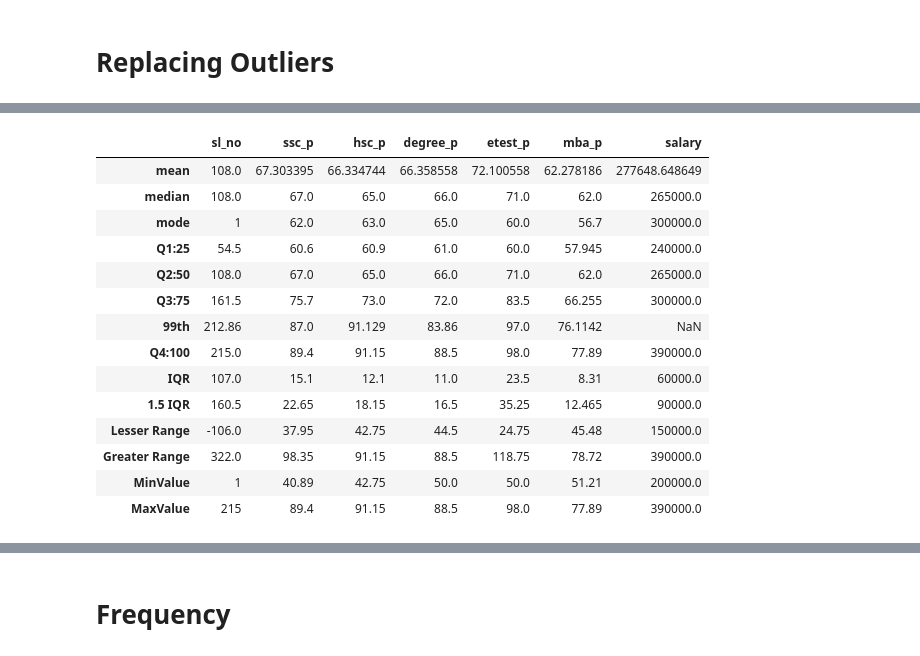
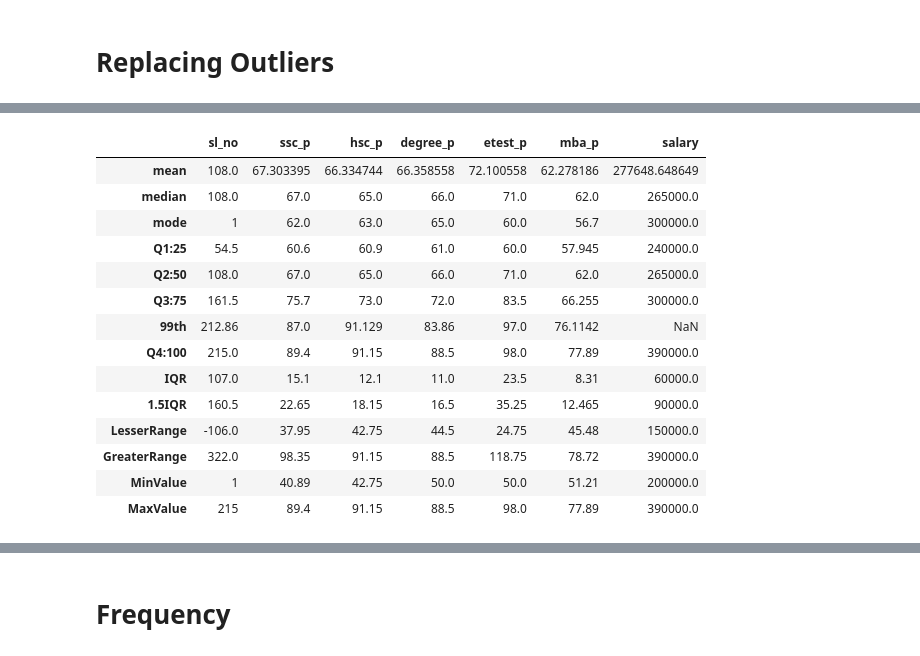
Before and after one commit to ShameemBanuAI/univariate, a Jupyter notebook: Frequency.ipynb, the cells around one changed output, grey strips where cells are left out. Drawn from its saved outputs; the diff is of its cells as text; code cells hidden in the pictures.

```diff
--- a/Frequency.ipynb
+++ b/Frequency.ipynb
@@ -227,36 +239,38 @@ See the caveats in the documentation: https://pandas.pydata.org/pandas-docs/stab
 # %%
-descriptive=pd.DataFrame(index=["mean","median","mode","Q1:25","Q2:50","Q3:75","99th","Q4:100",
-                               "IQR","1.5 IQR","Lesser Range","Greater Range","MinValue","MaxValue"],columns=quan)
-for colName in quan:
-    descriptive[colName]["mean"]=dataset[colName].mean()
-    descriptive[colName]["median"]=dataset[colName].median()
-    descriptive[colName]["mode"]=dataset[colName].mode()[0]
-    descriptive[colName]["Q1:25"]=dataset.describe()[colName]["25%"]
-    descriptive[colName]["Q2:50"]=dataset.describe()[colName]["50%"]
-    descriptive[colName]["Q3:75"]=dataset.describe()[colName]["75%"]
-    descriptive[colName]["99th"]=np.percentile(dataset[colName],99)
-    descriptive[colName]["Q4:100"]=dataset.describe()[colName]["max"]
-    descriptive[colName]["IQR"]=descriptive[colName]["Q3:75"]- descriptive[colName]["Q1:25"]
-    descriptive[colName]["1.5 IQR"]=1.5 * descriptive[colName]["IQR"]
-    descriptive[colName]["Lesser Range"]= descriptive[colName]["Q1:25"] - descriptive[colName]["1.5 IQR"]
-    descriptive[colName]["Greater Range"]= descriptive[colName]["Q3:75"] + descriptive[colName]["1.5 IQR"]
-    descriptive[colName]["MinValue"]=dataset[colName].min()
-    descriptive[colName]["MaxValue"]=dataset[colName].max()
+def univariate(dataset,quan):
+    descriptive=pd.DataFrame(index=["mean","median","mode","Q1:25","Q2:50","Q3:75","99th","Q4:100",
+                                   "IQR","1.5IQR","LesserRange","GreaterRange","MinValue","MaxValue"],columns=quan)
+    for colName in quan:
+        descriptive[colName]["mean"]=dataset[colName].mean()
+        descriptive[colName]["median"]=dataset[colName].median()
+        descriptive[colName]["mode"]=dataset[colName].mode()[0]
+        descriptive[colName]["Q1:25"]=dataset.describe()[colName]["25%"]
+        descriptive[colName]["Q2:50"]=dataset.describe()[colName]["50%"]
+        descriptive[colName]["Q3:75"]=dataset.describe()[colName]["75%"]
+        descriptive[colName]["99th"]=np.percentile(dataset[colName],99)
+        descriptive[colName]["Q4:100"]=dataset.describe()[colName]["max"]
+        descriptive[colName]["IQR"]=descriptive[colName]["Q3:75"]- descriptive[colName]["Q1:25"]
+        descriptive[colName]["1.5IQR"]=1.5 * descriptive[colName]["IQR"]
+        descriptive[colName]["LesserRange"]= descriptive[colName]["Q1:25"] - descriptive[colName]["1.5IQR"]
+        descriptive[colName]["GreaterRange"]= descriptive[colName]["Q3:75"] + descriptive[colName]["1.5IQR"]
+        descriptive[colName]["MinValue"]=dataset[colName].min()
+        descriptive[colName]["MaxValue"]=dataset[colName].max()
+    return descriptive
 # %%
-descriptive
+univariate(dataset,quan)
 # %% [output]
 |  | sl_no | ssc_p | hsc_p | degree_p | etest_p | mba_p | salary |
 | mean | 108.0 | 67.303395 | 66.334744 | 66.358558 | 72.100558 | 62.278186 | 277648.648649 |
 | median | 108.0 | 67.0 | 65.0 | 66.0 | 71.0 | 62.0 | 265000.0 |
 | mode | 1 | 62.0 | 63.0 | 65.0 | 60.0 | 56.7 | 300000.0 |
 | Q1:25 | 54.5 | 60.6 | 60.9 | 61.0 | 60.0 | 57.945 | 240000.0 |
 | Q2:50 | 108.0 | 67.0 | 65.0 | 66.0 | 71.0 | 62.0 | 265000.0 |
 | Q3:75 | 161.5 | 75.7 | 73.0 | 72.0 | 83.5 | 66.255 | 300000.0 |
 | 99th | 212.86 | 87.0 | 91.129 | 83.86 | 97.0 | 76.1142 | NaN |
 | Q4:100 | 215.0 | 89.4 | 91.15 | 88.5 | 98.0 | 77.89 | 390000.0 |
 | IQR | 107.0 | 15.1 | 12.1 | 11.0 | 23.5 | 8.31 | 60000.0 |
-| 1.5 IQR | 160.5 | 22.65 | 18.15 | 16.5 | 35.25 | 12.465 | 90000.0 |
-| Lesser Range | -106.0 | 37.95 | 42.75 | 44.5 | 24.75 | 45.48 | 150000.0 |
-| Greater Range | 322.0 | 98.35 | 91.15 | 88.5 | 118.75 | 78.72 | 390000.0 |
+| 1.5IQR | 160.5 | 22.65 | 18.15 | 16.5 | 35.25 | 12.465 | 90000.0 |
+| LesserRange | -106.0 | 37.95 | 42.75 | 44.5 | 24.75 | 45.48 | 150000.0 |
+| GreaterRange | 322.0 | 98.35 | 91.15 | 88.5 | 118.75 | 78.72 | 390000.0 |
 | MinValue | 1 | 40.89 | 42.75 | 50.0 | 50.0 | 51.21 | 200000.0 |
 | MaxValue | 215 | 89.4 | 91.15 | 88.5 | 98.0 | 77.89 | 390000.0 |
```
Also changed, not shown: parts of 20 cells of this notebook.
